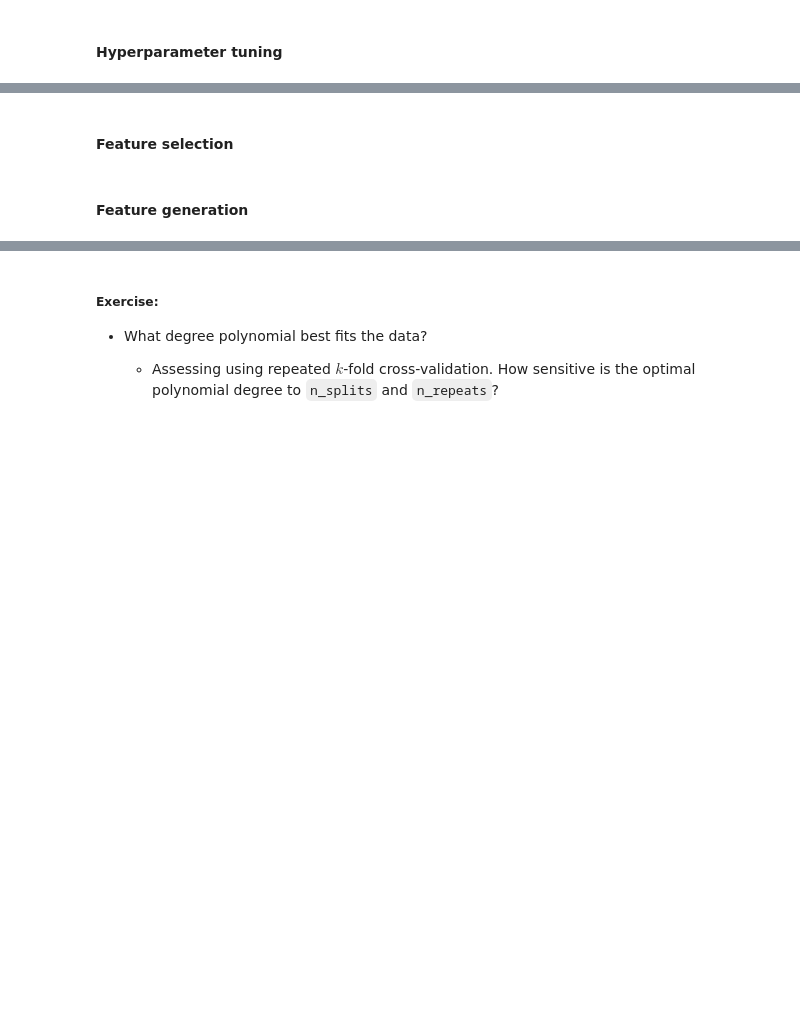
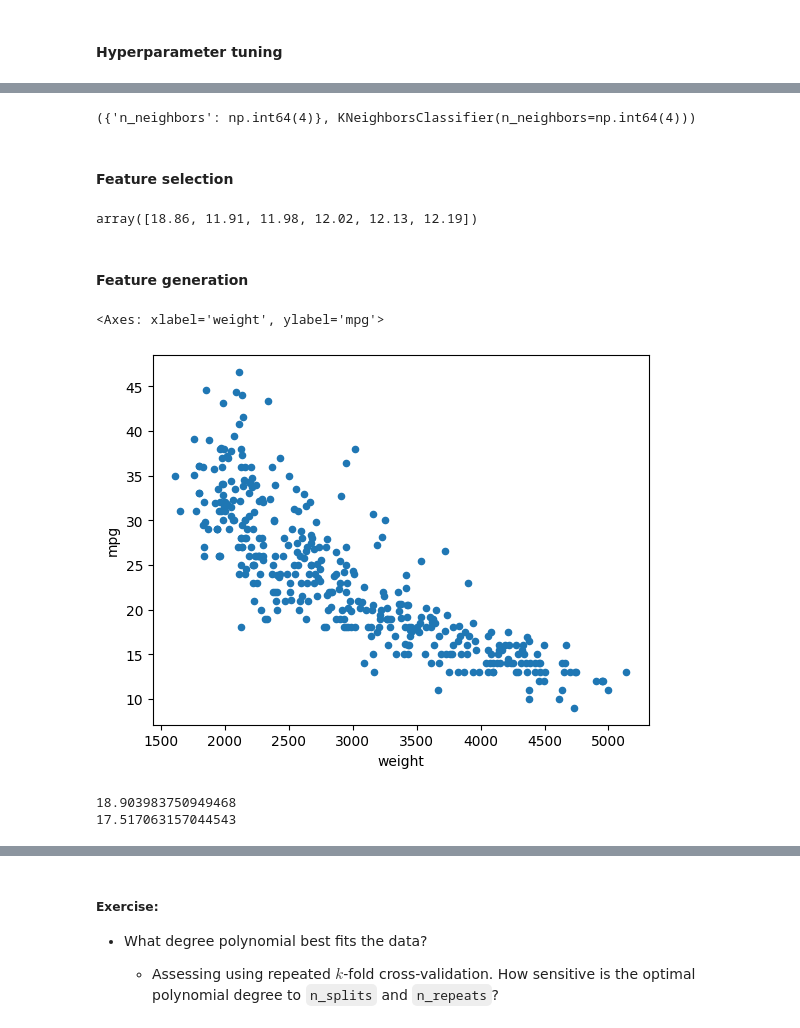
Before and after one commit to venkateshsoundar/DATA607W2025, a Jupyter notebook: lecture03.ipynb, the cells around one changed output, grey strips where cells are left out. Cells and saved outputs as stored; diff of their text form; code cells hidden in the pictures; blank space fills up the shorter version.

```diff
--- a/lecture03.ipynb
+++ b/lecture03.ipynb
@@ -367,3 +390,7 @@ plt.show()
+# %%
+search.best_params_, search.best_estimator_
+# %% [output]
+({'n_neighbors': np.int64(4)}, KNeighborsClassifier(n_neighbors=np.int64(4)))
 # %% [markdown]
 #### Feature selection
 # %%
@@ -379,5 +406,48 @@ numerical_feature_lists = [
     ["acceleration", "cylinders", "horsepower", "weight", "year"],
     ["acceleration", "cylinders", "displacement", "horsepower", "weight", "year"],
 ]
+# %%
+from sklearn.linear_model import LinearRegression
+
+losses = np.array(
+    [
+        -cross_val_score(
+            LinearRegression(),
+            X[features],
+            y,
+            cv=RepeatedKFold(n_repeats=100),
+            scoring="neg_mean_squared_error",
+        ).mean()
+        for features in numerical_feature_lists
+    ]
+)
+losses.round(2)
+# %% [output]
+array([18.86, 11.91, 11.98, 12.02, 12.13, 12.19])
 # %% [markdown]
 #### Feature generation
+# %%
+df.plot.scatter("weight", "mpg")
+# %% [output]
+<Axes: xlabel='weight', ylabel='mpg'>
+[figure, added]
+# %%
+from sklearn.preprocessing import PolynomialFeatures
+
+poly = PolynomialFeatures()
+X_poly = poly.fit_transform(df[["weight"]])
+
+model = LinearRegression()
+print(
+    -cross_val_score(
+        model, df[["weight"]], y, scoring="neg_mean_squared_error", cv=RepeatedKFold()
+    ).mean()
+)
+print(
+    -cross_val_score(
+        model, X_poly, y, scoring="neg_mean_squared_error", cv=RepeatedKFold()
+    ).mean()
+)
+# %% [output]
+18.903983750949468
+17.517063157044543
```
Also changed, not shown: parts of 12 cells of this notebook.
